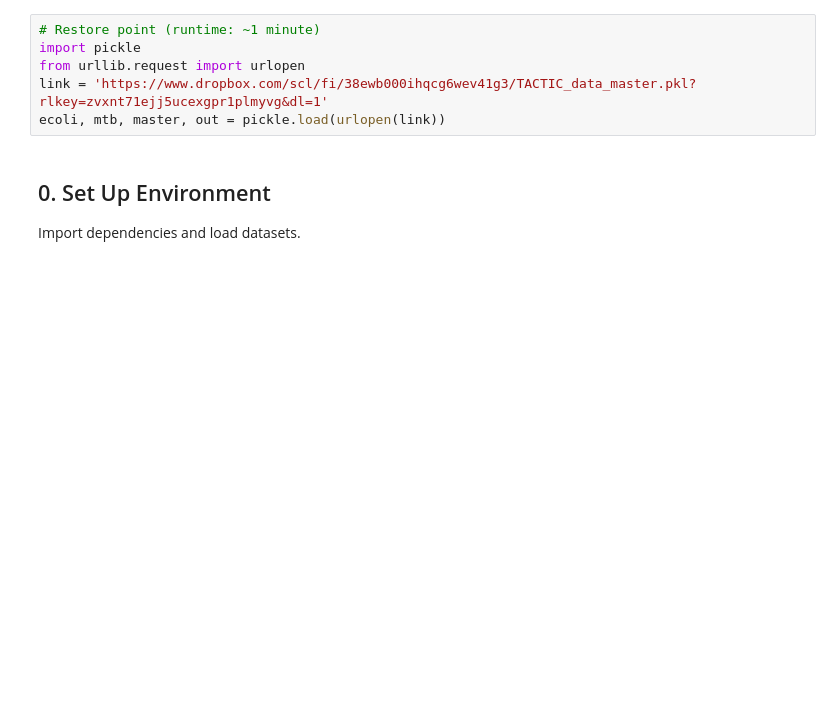
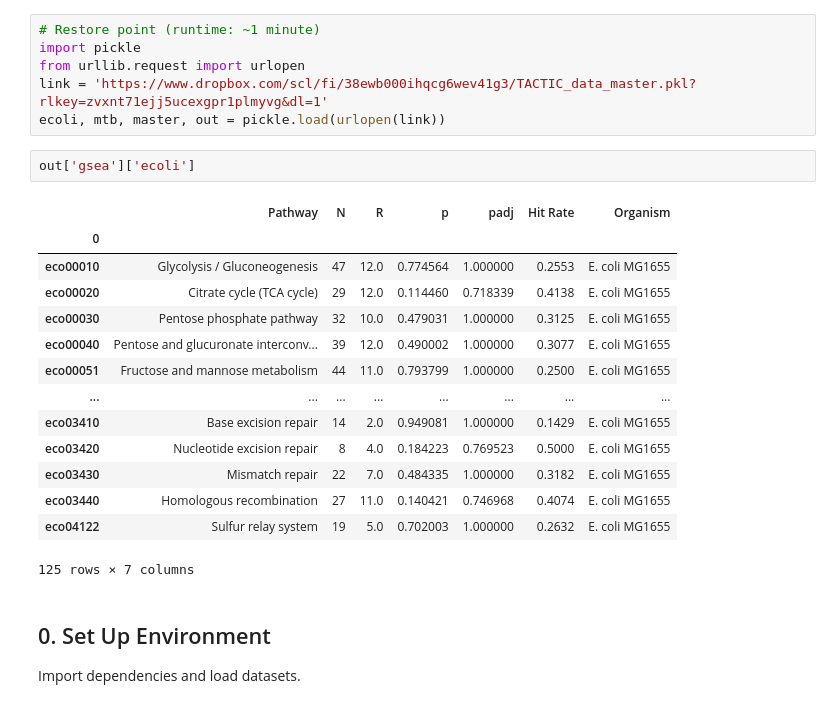
Before and after one commit to sriram-lab/TACTIC, a Jupyter notebook: TACTIC_analysis.ipynb, the cells around one changed output. Cells and saved outputs as stored; diff of their text form; blank space fills up the shorter version.

```diff
--- a/TACTIC_analysis.ipynb
+++ b/TACTIC_analysis.ipynb
@@ -7,6 +7,23 @@ import pickle
 from urllib.request import urlopen
 link = 'https://www.dropbox.com/scl/fi/38ewb000ihqcg6wev41g3/TACTIC_data_master.pkl?rlkey=zvxnt71ejj5ucexgpr1plmyvg&dl=1'
 ecoli, mtb, master, out = pickle.load(urlopen(link))
+# %%
+out['gsea']['ecoli']
+# %% [output]
+|  | Pathway | N | R | p | padj | Hit Rate | Organism |
+| 0 |  |  |  |  |  |  |  |
+| eco00010 | Glycolysis / Gluconeogenesis | 47 | 12.0 | 0.774564 | 1.000000 | 0.2553 | E. coli MG1655 |
+| eco00020 | Citrate cycle (TCA cycle) | 29 | 12.0 | 0.114460 | 0.718339 | 0.4138 | E. coli MG1655 |
+| eco00030 | Pentose phosphate pathway | 32 | 10.0 | 0.479031 | 1.000000 | 0.3125 | E. coli MG1655 |
+| eco00040 | Pentose and glucuronate interconv... | 39 | 12.0 | 0.490002 | 1.000000 | 0.3077 | E. coli MG1655 |
+| eco00051 | Fructose and mannose metabolism | 44 | 11.0 | 0.793799 | 1.000000 | 0.2500 | E. coli MG1655 |
+| ... | ... | ... | ... | ... | ... | ... | ... |
+| eco03410 | Base excision repair | 14 | 2.0 | 0.949081 | 1.000000 | 0.1429 | E. coli MG1655 |
+| eco03420 | Nucleotide excision repair | 8 | 4.0 | 0.184223 | 0.769523 | 0.5000 | E. coli MG1655 |
+| eco03430 | Mismatch repair | 22 | 7.0 | 0.484335 | 1.000000 | 0.3182 | E. coli MG1655 |
+| eco03440 | Homologous recombination | 27 | 11.0 | 0.140421 | 0.746968 | 0.4074 | E. coli MG1655 |
+| eco04122 | Sulfur relay system | 19 | 5.0 | 0.702003 | 1.000000 | 0.2632 | E. coli MG1655 |
+125 rows × 7 columns
 # %% [markdown]
 ## 0. Set Up Environment
 Import dependencies and load datasets.
```
Also changed, not shown: parts of 7 cells of this notebook.
